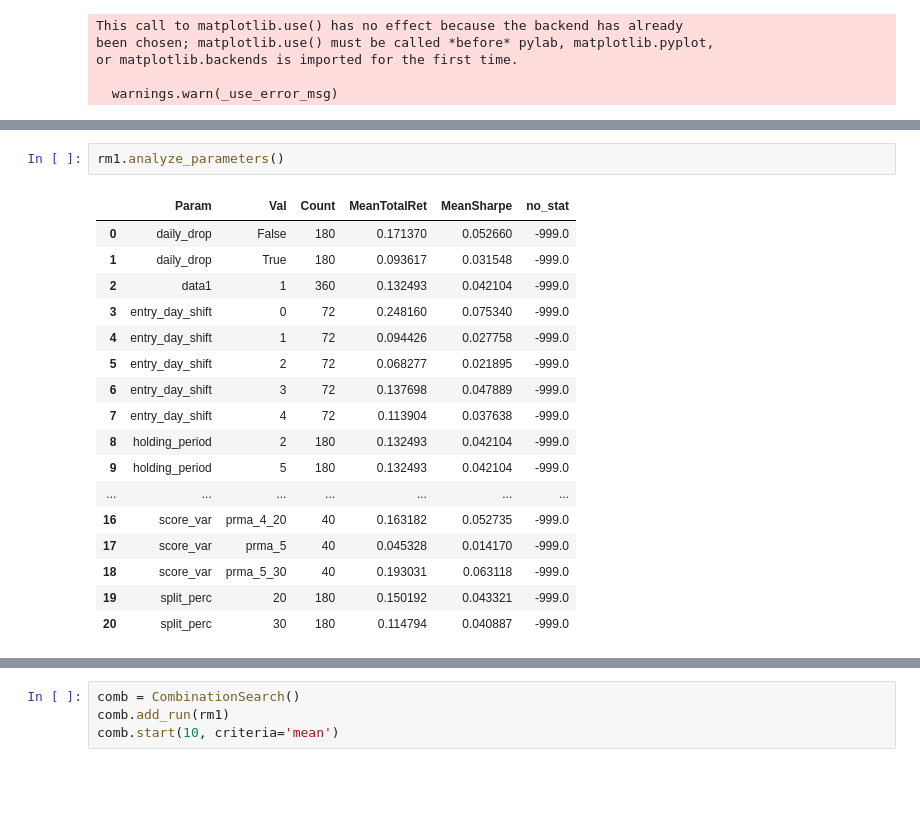
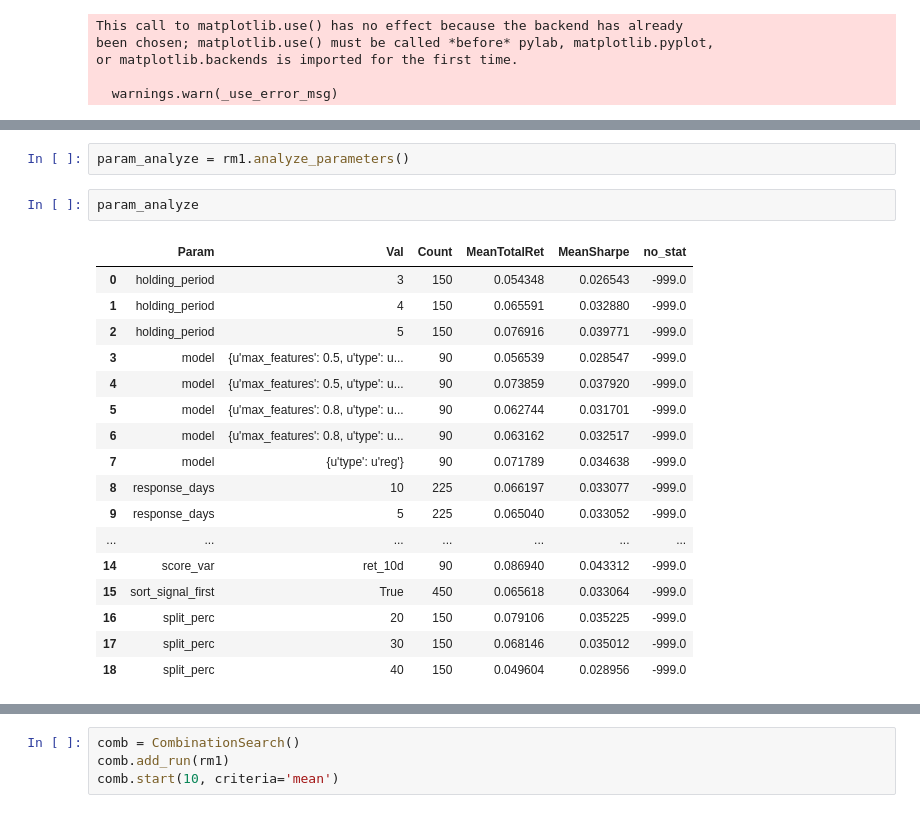
Before and after one commit to ryanoley/ram, a Jupyter notebook: examples/StatArb2.ipynb, the cells around one changed output, grey strips where cells are left out. Saved outputs shown, nothing was run; the diff lists cells and outputs as text; blank space fills up the shorter version.

```diff
--- a/examples/StatArb2.ipynb
+++ b/examples/StatArb2.ipynb
@@ -55,20 +60,22 @@ plt.show()
-# %%
-rm1.analyze_parameters()
-# %% [output]
-|  | Param | Val | Count | MeanTotalRet | MeanSharpe | no_stat |
-| 0 | daily_drop | False | 180 | 0.171370 | 0.052660 | -999.0 |
-| 1 | daily_drop | True | 180 | 0.093617 | 0.031548 | -999.0 |
-| 2 | data1 | 1 | 360 | 0.132493 | 0.042104 | -999.0 |
-| 3 | entry_day_shift | 0 | 72 | 0.248160 | 0.075340 | -999.0 |
-| 4 | entry_day_shift | 1 | 72 | 0.094426 | 0.027758 | -999.0 |
-| 5 | entry_day_shift | 2 | 72 | 0.068277 | 0.021895 | -999.0 |
-| 6 | entry_day_shift | 3 | 72 | 0.137698 | 0.047889 | -999.0 |
-| 7 | entry_day_shift | 4 | 72 | 0.113904 | 0.037638 | -999.0 |
-| 8 | holding_period | 2 | 180 | 0.132493 | 0.042104 | -999.0 |
-| 9 | holding_period | 5 | 180 | 0.132493 | 0.042104 | -999.0 |
-| ... | ... | ... | ... | ... | ... | ... |
-| 16 | score_var | prma_4_20 | 40 | 0.163182 | 0.052735 | -999.0 |
-| 17 | score_var | prma_5 | 40 | 0.045328 | 0.014170 | -999.0 |
-| 18 | score_var | prma_5_30 | 40 | 0.193031 | 0.063118 | -999.0 |
-| 19 | split_perc | 20 | 180 | 0.150192 | 0.043321 | -999.0 |
-| 20 | split_perc | 30 | 180 | 0.114794 | 0.040887 | -999.0 |
+# %%
+param_analyze = rm1.analyze_parameters()
+# %%
+param_analyze
+# %% [output]
+|  | Param | Val | Count | MeanTotalRet | MeanSharpe | no_stat |
+| 0 | holding_period | 3 | 150 | 0.054348 | 0.026543 | -999.0 |
+| 1 | holding_period | 4 | 150 | 0.065591 | 0.032880 | -999.0 |
+| 2 | holding_period | 5 | 150 | 0.076916 | 0.039771 | -999.0 |
+| 3 | model | {u'max_features': 0.5, u'type': u... | 90 | 0.056539 | 0.028547 | -999.0 |
+| 4 | model | {u'max_features': 0.5, u'type': u... | 90 | 0.073859 | 0.037920 | -999.0 |
+| 5 | model | {u'max_features': 0.8, u'type': u... | 90 | 0.062744 | 0.031701 | -999.0 |
+| 6 | model | {u'max_features': 0.8, u'type': u... | 90 | 0.063162 | 0.032517 | -999.0 |
+| 7 | model | {u'type': u'reg'} | 90 | 0.071789 | 0.034638 | -999.0 |
+| 8 | response_days | 10 | 225 | 0.066197 | 0.033077 | -999.0 |
+| 9 | response_days | 5 | 225 | 0.065040 | 0.033052 | -999.0 |
+| ... | ... | ... | ... | ... | ... | ... |
+| 14 | score_var | ret_10d | 90 | 0.086940 | 0.043312 | -999.0 |
+| 15 | sort_signal_first | True | 450 | 0.065618 | 0.033064 | -999.0 |
+| 16 | split_perc | 20 | 150 | 0.079106 | 0.035225 | -999.0 |
+| 17 | split_perc | 30 | 150 | 0.068146 | 0.035012 | -999.0 |
+| 18 | split_perc | 40 | 150 | 0.049604 | 0.028956 | -999.0 |
```
Also changed, not shown: parts of 3 cells of this notebook, 4 other files.
